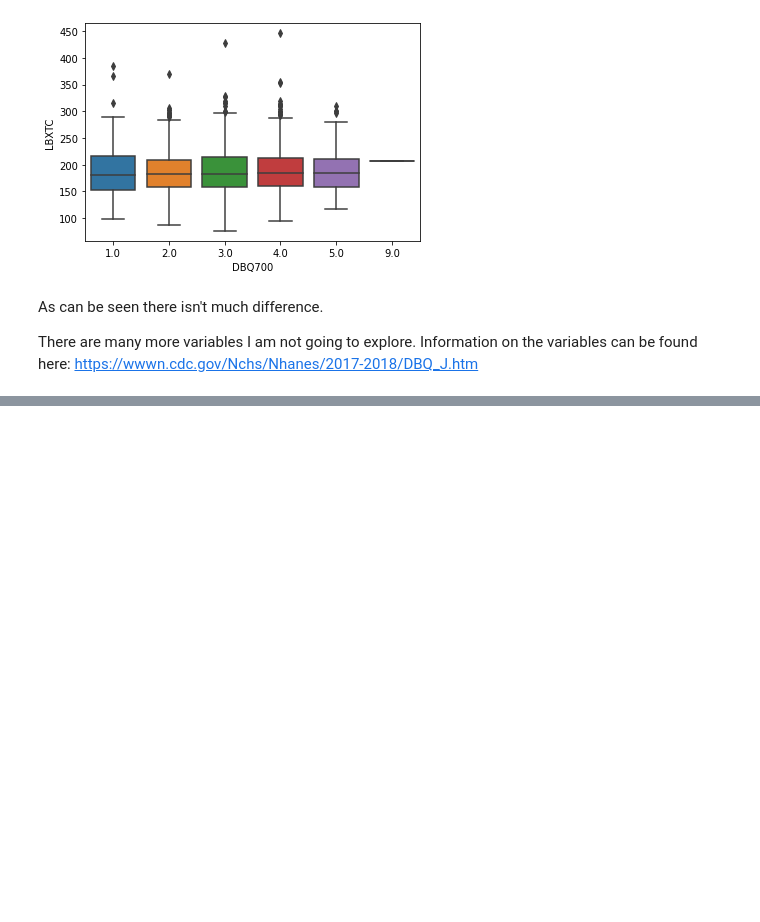
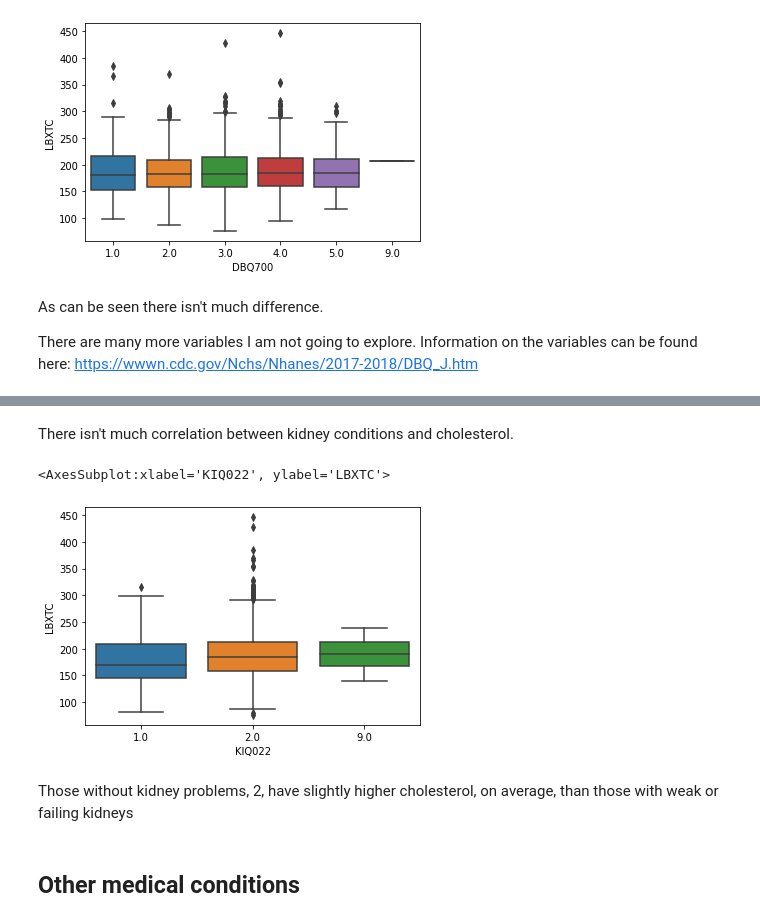
Before and after one commit to mathisme/ThinkfulDSFinalCapstone, a Jupyter notebook: notebooks/EDA.ipynb, the cells around one changed output, grey strips where cells are left out. Drawn from its saved outputs; the diff is of its cells as text; code cells hidden in the pictures; blank space fills up the shorter version.

```diff
--- a/notebooks/EDA.ipynb
+++ b/notebooks/EDA.ipynb
@@ -519,0 +526,3 @@ There are many more variables I am not going to explore.  Information on the var
+# %%
+kidney = pd.read_sas('https://wwwn.cdc.gov/Nchs/Nhanes/2017-2018/KIQ_U_J.XPT')
+kidney_merged = kidney.merge(df,on='SEQN',how='right')
@@ -519,0 +550,12 @@ There are many more variables I am not going to explore.  Information on the var
+# %% [markdown]
+There isn't much correlation between kidney conditions and cholesterol.
+# %%
+
+sns.boxplot(x='KIQ022', y='LBXTC', data=kidney_merged)
+# %% [output]
+<AxesSubplot:xlabel='KIQ022', ylabel='LBXTC'>
+[figure, added]
+# %% [markdown]
+Those without kidney problems, 2, have slightly higher cholesterol, on average, than those with weak or failing kidneys
+# %% [markdown]
+## Other medical conditions
```
Also changed, not shown: parts of 5 cells of this notebook.
